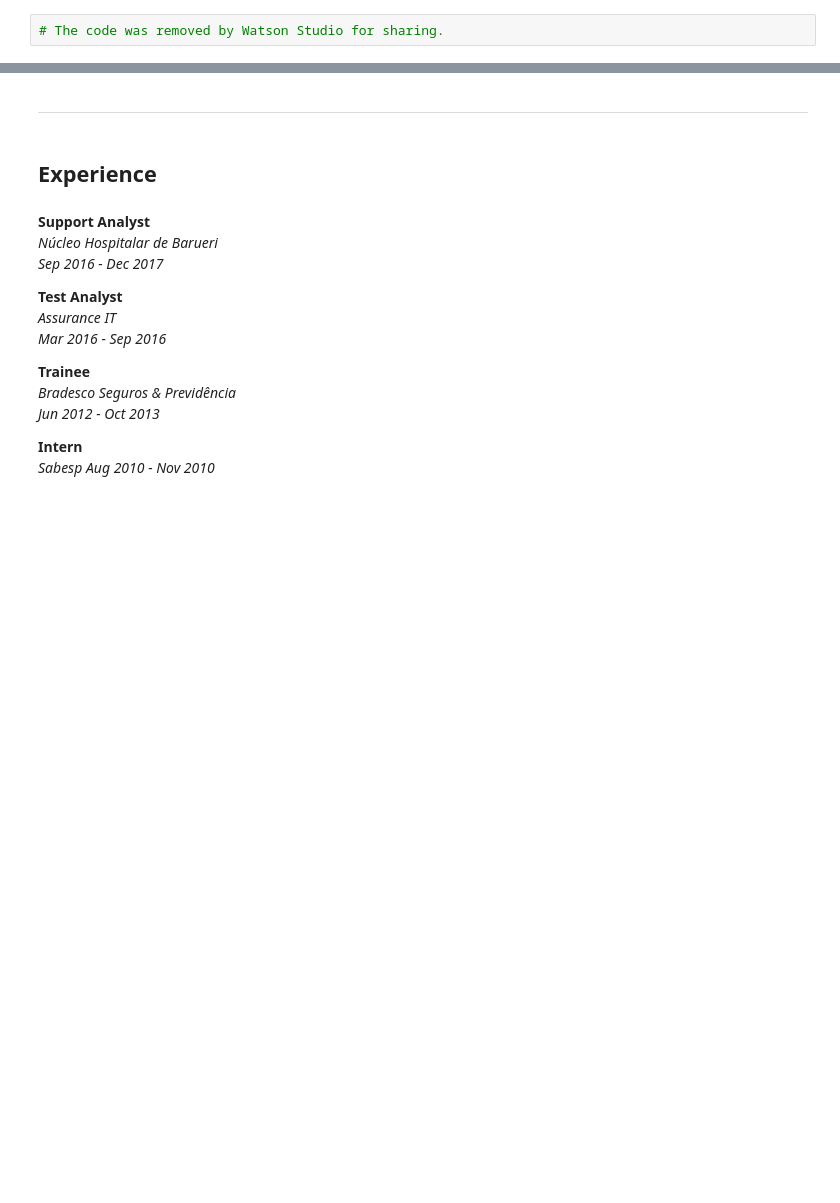
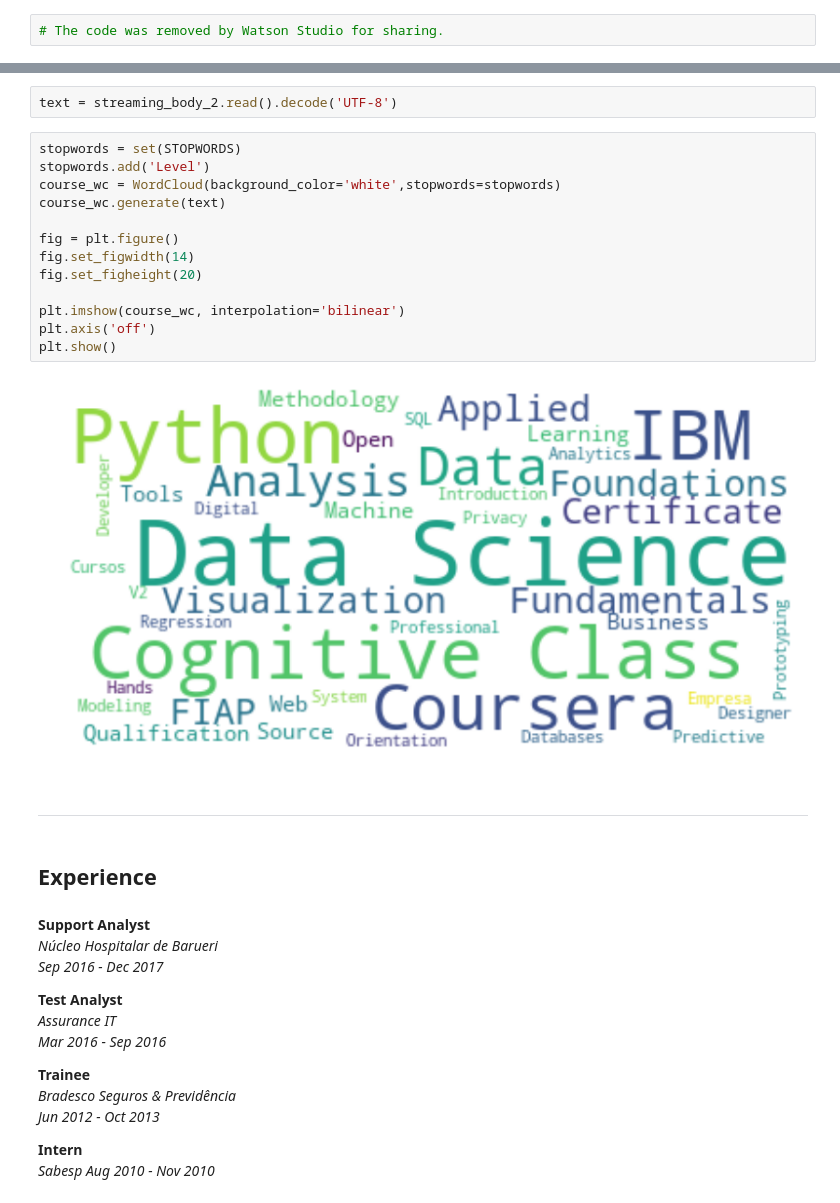
Before and after one commit to FernandoManolo/Curriculum, a Jupyter notebook: CV_Fernando.ipynb, the cells around one changed output, grey strips where cells are left out. Drawn from its saved outputs; the diff is of its cells as text; blank space fills up the shorter version.

```diff
--- a/CV_Fernando.ipynb
+++ b/CV_Fernando.ipynb
@@ -34,3 +39,20 @@ Down here you can view a WordClouds with my certificates
+# %%
+text = streaming_body_2.read().decode('UTF-8')
+# %%
+stopwords = set(STOPWORDS)
+stopwords.add('Level')
+course_wc = WordCloud(background_color='white',stopwords=stopwords)
+course_wc.generate(text)
+
+fig = plt.figure()
+fig.set_figwidth(14)
+fig.set_figheight(20)
+
+plt.imshow(course_wc, interpolation='bilinear')
+plt.axis('off')
+plt.show()
+# %% [output]
+[figure, added]
 # %% [markdown]
 ---
 # %% [markdown]
```
Also changed, not shown: parts of 18 cells of this notebook.
